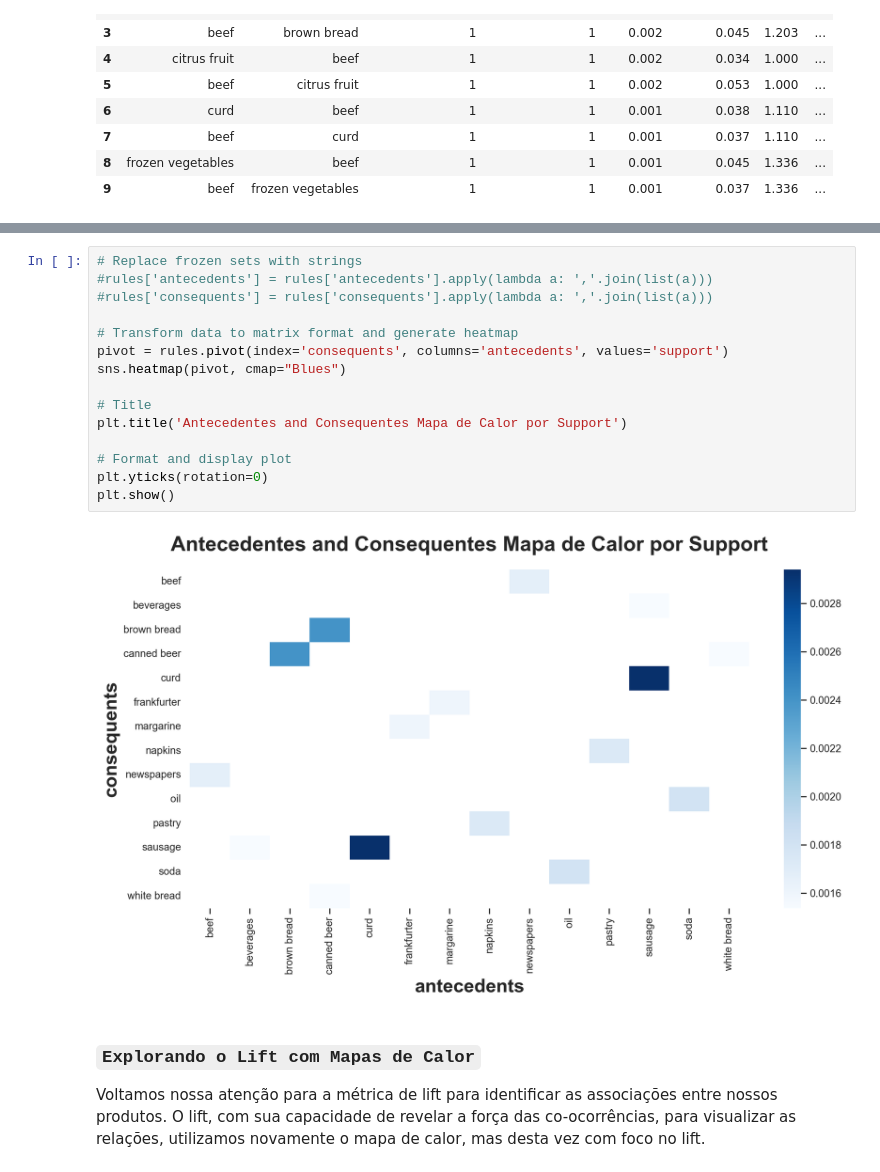
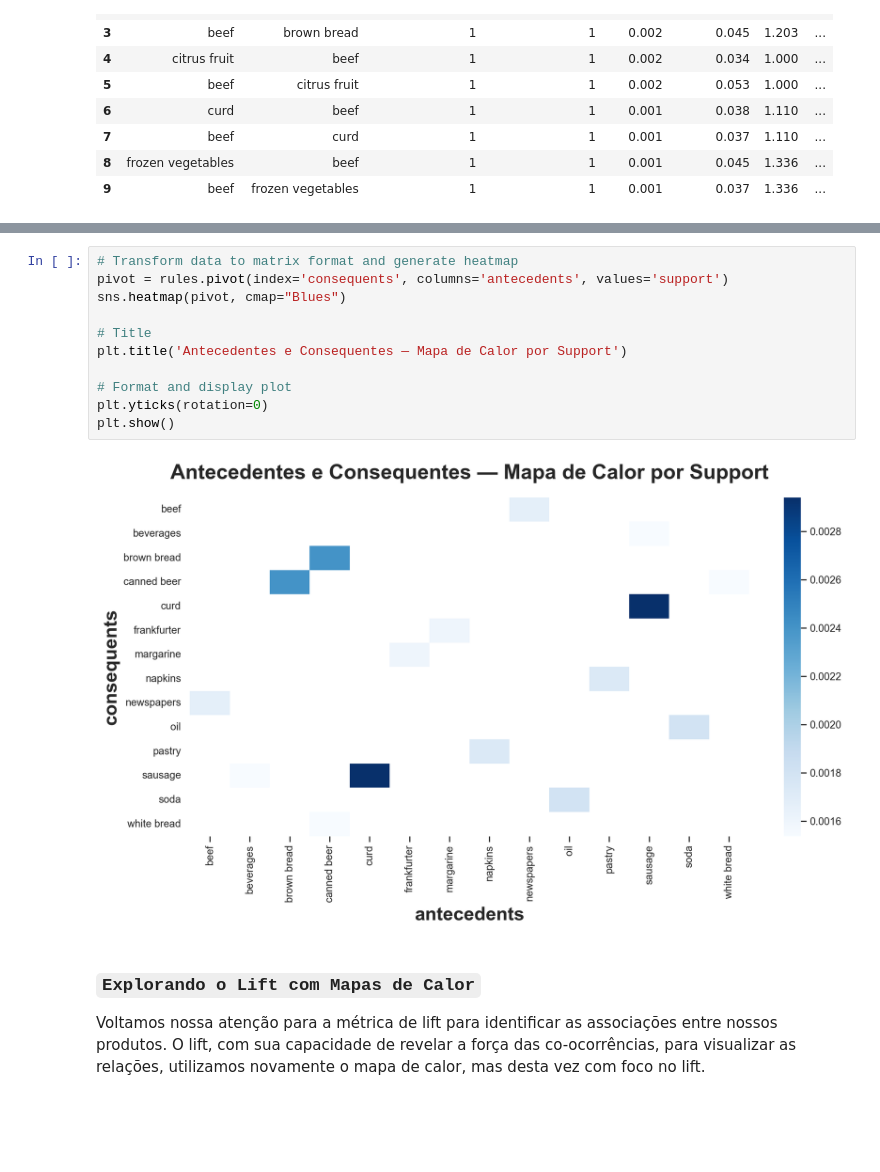
Before and after one commit to eniorubens/enioRubens_dataScienceProjects, a Jupyter notebook: Cross_Sell_Association_Rules/Cross_Sell_Association_Rules.ipynb, the cells around one changed output, grey strips where cells are left out. Drawn from its saved outputs; the diff is of its cells as text; blank space fills up the shorter version.

```diff
--- a/Cross_Sell_Association_Rules/Cross_Sell_Association_Rules.ipynb
+++ b/Cross_Sell_Association_Rules/Cross_Sell_Association_Rules.ipynb
@@ -660,20 +701,16 @@ Essa métrica é essencial para diferenciar popularidade de associação real.
 # %%
-# Replace frozen sets with strings
-#rules['antecedents'] = rules['antecedents'].apply(lambda a: ','.join(list(a)))
-#rules['consequents'] = rules['consequents'].apply(lambda a: ','.join(list(a)))
-
 # Transform data to matrix format and generate heatmap
 pivot = rules.pivot(index='consequents', columns='antecedents', values='support')
 sns.heatmap(pivot, cmap="Blues")
 
 # Title
-plt.title('Antecedentes and Consequentes Mapa de Calor por Support')
+plt.title('Antecedentes e Consequentes — Mapa de Calor por Support')
 
 # Format and display plot
 plt.yticks(rotation=0)
 plt.show()
 # %% [output]
-[figure, old version]
+[figure, new version]
 # %% [markdown]
 ### `Explorando o Lift com Mapas de Calor`
 Voltamos nossa atenção para a métrica de lift para identificar as associações entre nossos produtos. O lift, com sua capacidade de revelar a força das co-ocorrências, para visualizar as relações, utilizamos novamente o mapa de calor, mas desta vez com foco no lift.
```
Also changed, not shown: parts of 21 cells of this notebook.
